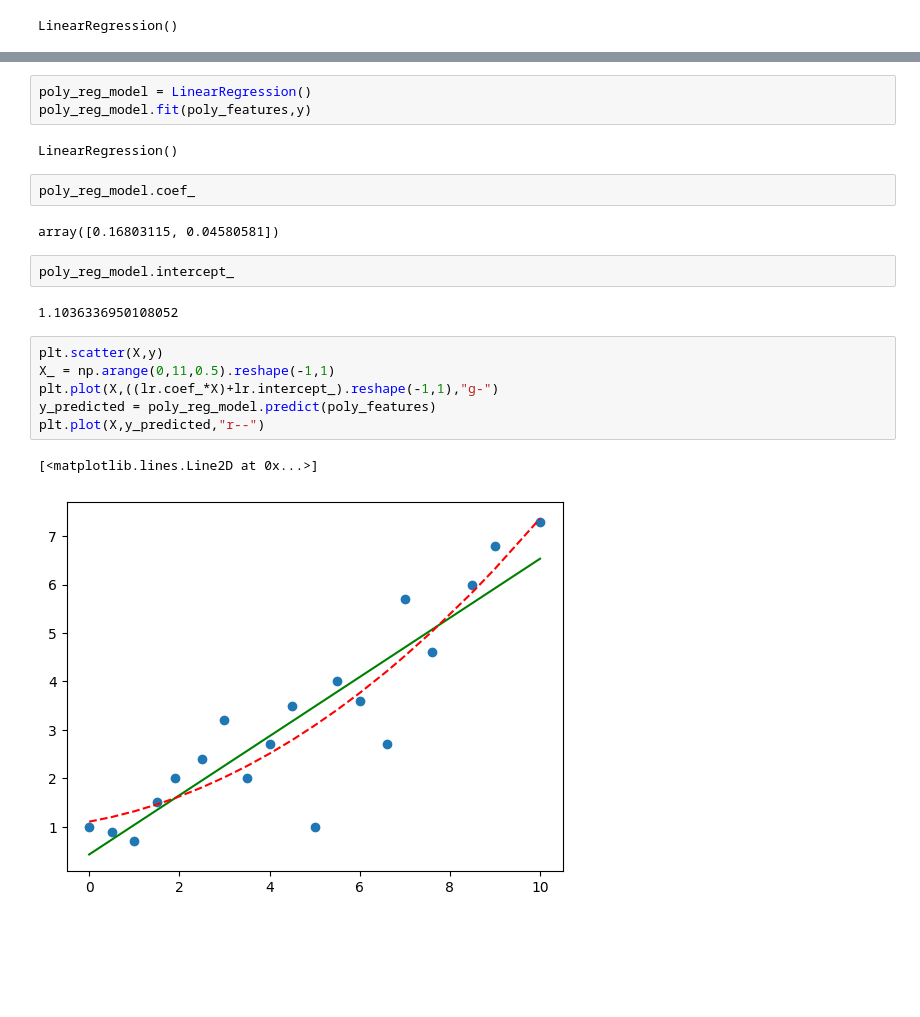
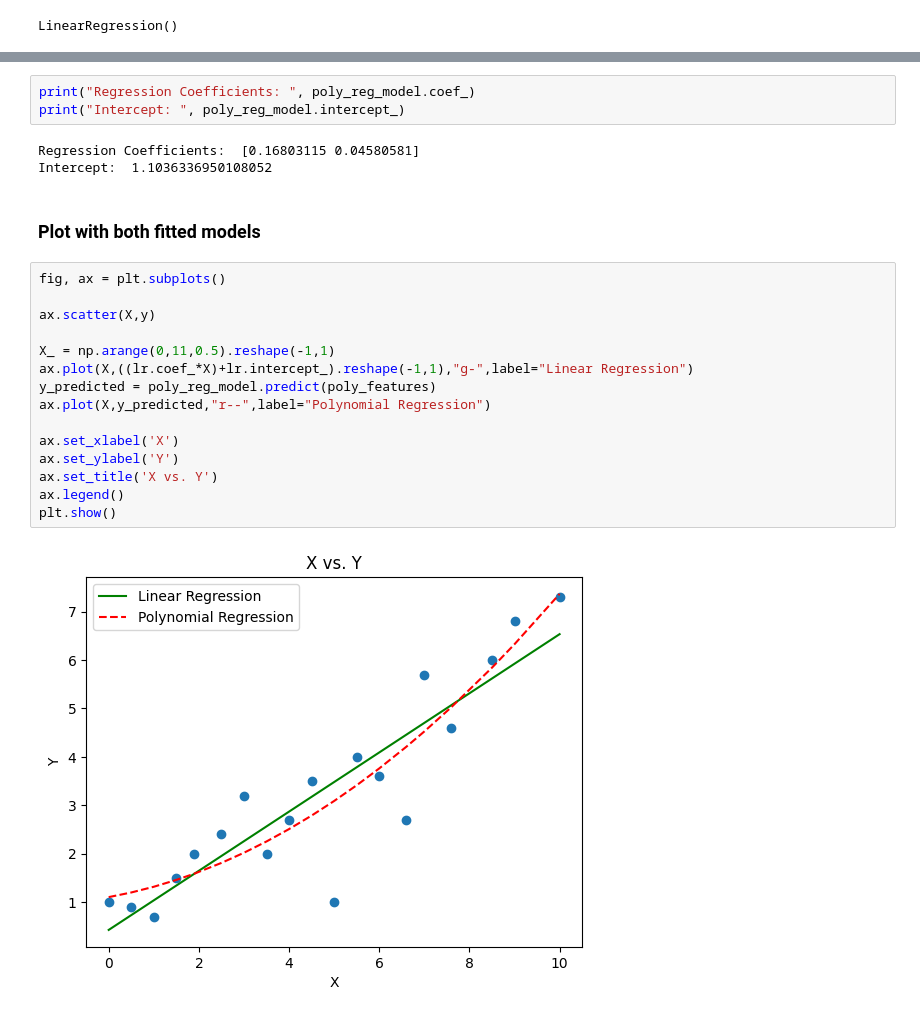
Before and after one commit to thinhtoohan/curvefitting, a Jupyter notebook: curve_fitting_12_11.ipynb, the cells around one changed output, grey strips where cells are left out. Cells and saved outputs as stored; diff of their text form; blank space fills up the shorter version.

Commit message:
added plot labels and description of models used

```diff
--- a/curve_fitting_12_11.ipynb
+++ b/curve_fitting_12_11.ipynb
@@ -35,22 +52,25 @@ poly_features = poly.fit_transform(X.reshape(-1, 1))
-# %%
-poly_reg_model = LinearRegression()
-poly_reg_model.fit(poly_features,y)
-# %% [output]
-LinearRegression()
-# %%
-poly_reg_model.coef_
-# %% [output]
-array([0.16803115, 0.04580581])
-# %%
-poly_reg_model.intercept_
-# %% [output]
-1.1036336950108052
+# %%
+print("Regression Coefficients: ", poly_reg_model.coef_)
+print("Intercept: ", poly_reg_model.intercept_)
+# %% [output]
+Regression Coefficients:  [0.16803115 0.04580581]
+Intercept:  1.1036336950108052
+# %% [markdown]
+### Plot with both fitted models
 # %%
-plt.scatter(X,y)
+fig, ax = plt.subplots()
+
+ax.scatter(X,y)
+
 X_ = np.arange(0,11,0.5).reshape(-1,1)
-plt.plot(X,((lr.coef_*X)+lr.intercept_).reshape(-1,1),"g-")
+ax.plot(X,((lr.coef_*X)+lr.intercept_).reshape(-1,1),"g-",label="Linear Regression")
 y_predicted = poly_reg_model.predict(poly_features)
-plt.plot(X,y_predicted,"r--")
+ax.plot(X,y_predicted,"r--",label="Polynomial Regression")
+
+ax.set_xlabel('X')
+ax.set_ylabel('Y')
+ax.set_title('X vs. Y')
+ax.legend()
+plt.show()
 # %% [output]
-[<matplotlib.lines.Line2D at 0x...>]
-[figure, old version]
+[figure, new version]
```
Also changed, not shown: parts of 11 cells of this notebook.
